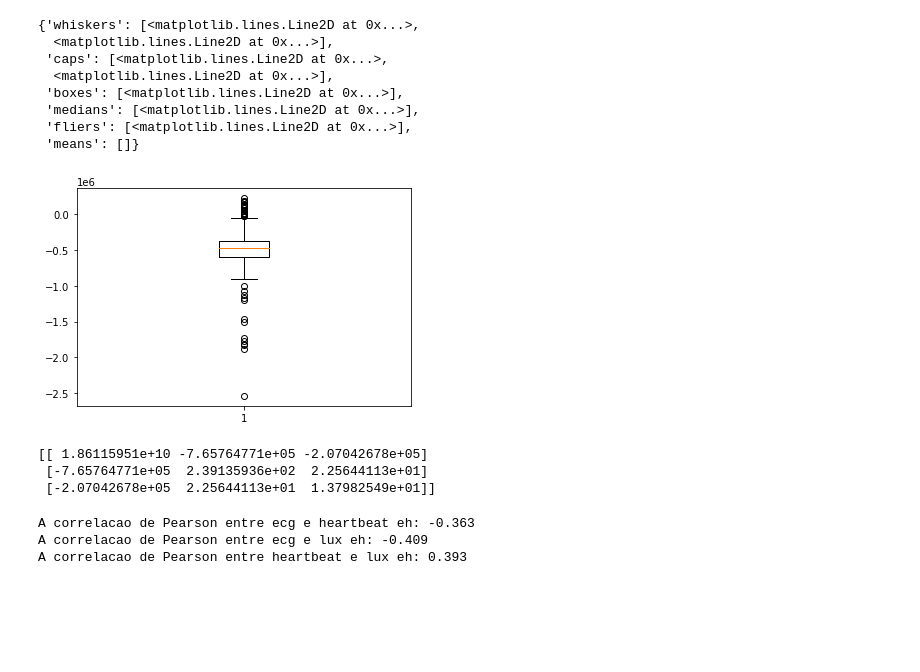
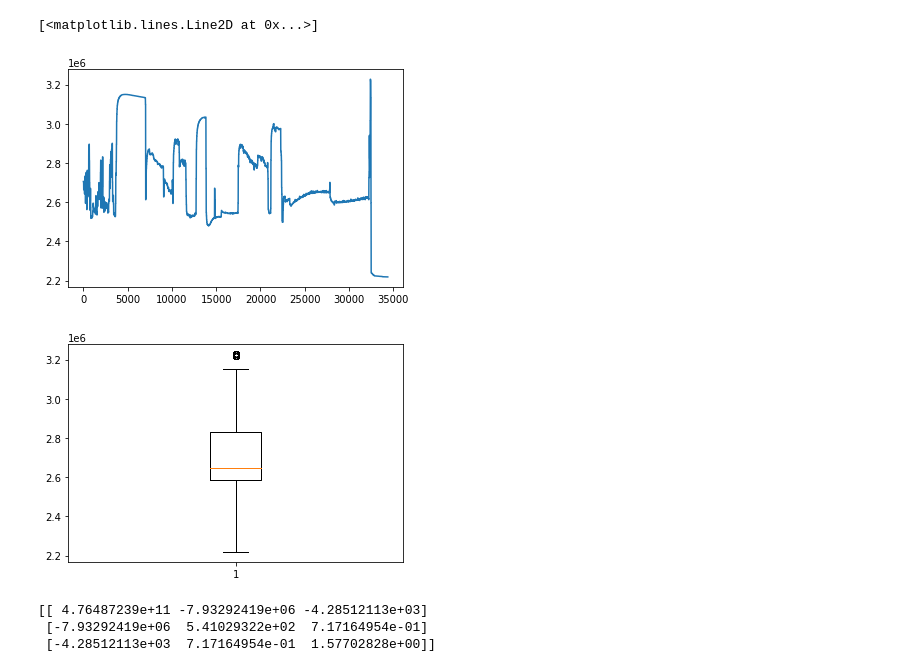
Before and after one commit to Mat-Nishi/WearableEDA, a Jupyter notebook: loggerEDA.ipynb, the cells around one changed output. Cells and saved outputs as stored; diff of their text form; code cells hidden in the pictures; blank space fills up the shorter version.

```diff
--- a/loggerEDA.ipynb
+++ b/loggerEDA.ipynb
@@ -87,0 +135,18 @@ memory usage: 999.9 KB
+# %%
+#convertendo datetime para valor numerico
+time = []
+y, mo, d = map(int, str(df['dateTime'][0])[0:10].split('-'))
+h,m,s = map(int, str(df['dateTime'][0])[11:19].split(':'))
+startingTime = datetime.datetime(y, mo, d, h, m, s).timestamp()
+
+for val in range(len(df.dateTime)):
+    v = str(df.dateTime[val])
+    y, mo, d = map(int, v[0:10].split('-'))
+    h,m,s = map(int, v[11:19].split(':'))
+    ts = datetime.datetime(y, mo, d, h, m, s).timestamp()
+    ts = ts - startingTime
+    time.append(ts)
+
+df.drop('dateTime', axis = 1, inplace=True)
+df['dateTime'] = time
+df.head()
@@ -88,9 +160,9 @@ memory usage: 999.9 KB
 # %%
-#substituindo os valores faltantes pela media da coluna (caso nao existam nao e necessario executar essa celula)
-#obs: apenas valido para valores numericos
-num_col = [] # lista com as colunas que possuem valores faltantes
-for col in num_col:
-    df[col]=pd.to_numeric(df[col])
-    df[col].fillna(df[col].mean(), inplace=True)
-df.isna().sum()
+#substituindo leituras erroneas por NaN
+df.ecg.replace(0, np.nan, inplace=True)
+df.ppg.replace(0, np.nan, inplace=True)
+df.heartRate.replace(0, np.nan, inplace=True)
+hm = sns.heatmap(df.isnull(),cbar=False,yticklabels=False,cmap = 'Blues')
+figure = hm.get_figure()
+figure.savefig('graphs/missing.png', bbox_inches='tight', dpi=800)
 # %% [output]
@@ -112,0 +170,8 @@ dtype: int64
+# %%
+#substituindo os valores faltantes pela media da coluna (caso nao existam nao e necessario executar essa celula)
+#obs: apenas valido para valores numericos
+num_col = ['heartRate', 'ppg'] # lista com as colunas que possuem valores faltantes
+for col in num_col:
+    df[col]=pd.to_numeric(df[col])
+    df[col].fillna(df[col].mean(), inplace=True)
+df.isna().sum()
@@ -113,32 +195,22 @@ dtype: int64
+# %%
+#visualizando as leituras de cada variavel
+y = df.ppg
+x = range(y.size)
+plt.plot(x,y)
+# %% [output]
+[<matplotlib.lines.Line2D at 0x...>]
+[figure, added]
 # %%
-y = list(df.ecg)
+y = list(df.ppg)
 plt.boxplot(y)
+plt.savefig('graphs/boxplot2.png', bbox_inches='tight')
 # %% [output]
-{'whiskers': [<matplotlib.lines.Line2D at 0x...>,
-  <matplotlib.lines.Line2D at 0x...>],
- 'caps': [<matplotlib.lines.Line2D at 0x...>,
-  <matplotlib.lines.Line2D at 0x...>],
- 'boxes': [<matplotlib.lines.Line2D at 0x...>],
- 'medians': [<matplotlib.lines.Line2D at 0x...>],
- 'fliers': [<matplotlib.lines.Line2D at 0x...>],
- 'means': []}
-[figure, old version]
+[figure, new version]
 # %%
 #calculando a covariancia entre variaveis
-covariance = np.cov([df.ecg, df.heartbeat, df.lux])
+covariance = np.cov([df.ecg, df.heartRate, df.lux])
 print(covariance)
 # %% [output]
-[[ 1.86115951e+10 -7.65764771e+05 -2.07042678e+05]
- [-7.65764771e+05  2.39135936e+02  2.25644113e+01]
- [-2.07042678e+05  2.25644113e+01  1.37982549e+01]]
+[[ 4.76487239e+11 -7.93292419e+06 -4.28512113e+03]
+ [-7.93292419e+06  5.41029322e+02  7.17164954e-01]
+ [-4.28512113e+03  7.17164954e-01  1.57702828e+00]]
-# %%
-#normalizando a covariancia para que se torne interpretavel(correlacao de pearson)
-#metodo mais apropriado para distrubuicoes gaussianas
-items = [df.ecg, df.heartbeat, df.lux]
-for pair in itertools.combinations(items, 2):
-    pCorr, _ = pearsonr(*pair)
-    print(f"A correlacao de Pearson entre {pair[0].name} e {pair[1].name} eh: {pCorr:.3f}")
-# %% [output]
-A correlacao de Pearson entre ecg e heartbeat eh: -0.363
-A correlacao de Pearson entre ecg e lux eh: -0.409
-A correlacao de Pearson entre heartbeat e lux eh: 0.393
```
Also changed, not shown: parts of 27 cells of this notebook, 9 other files.
